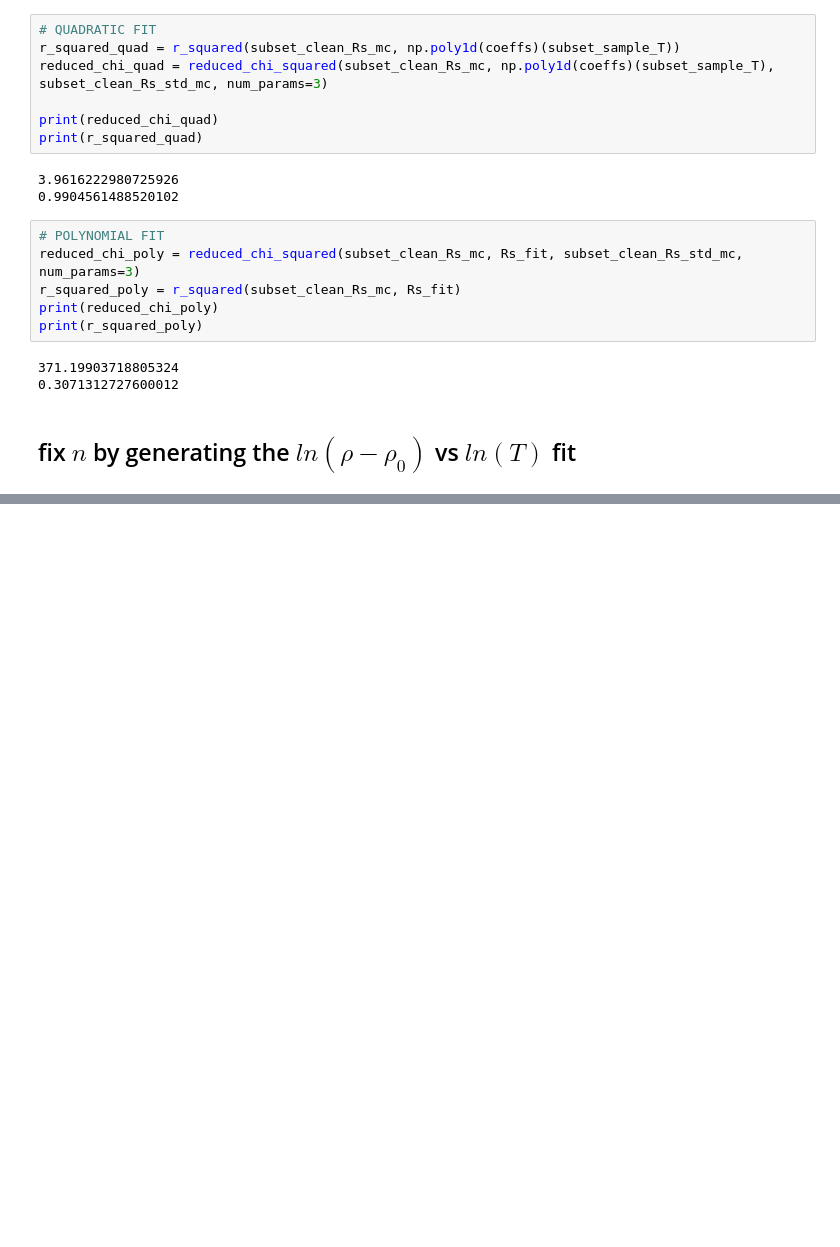
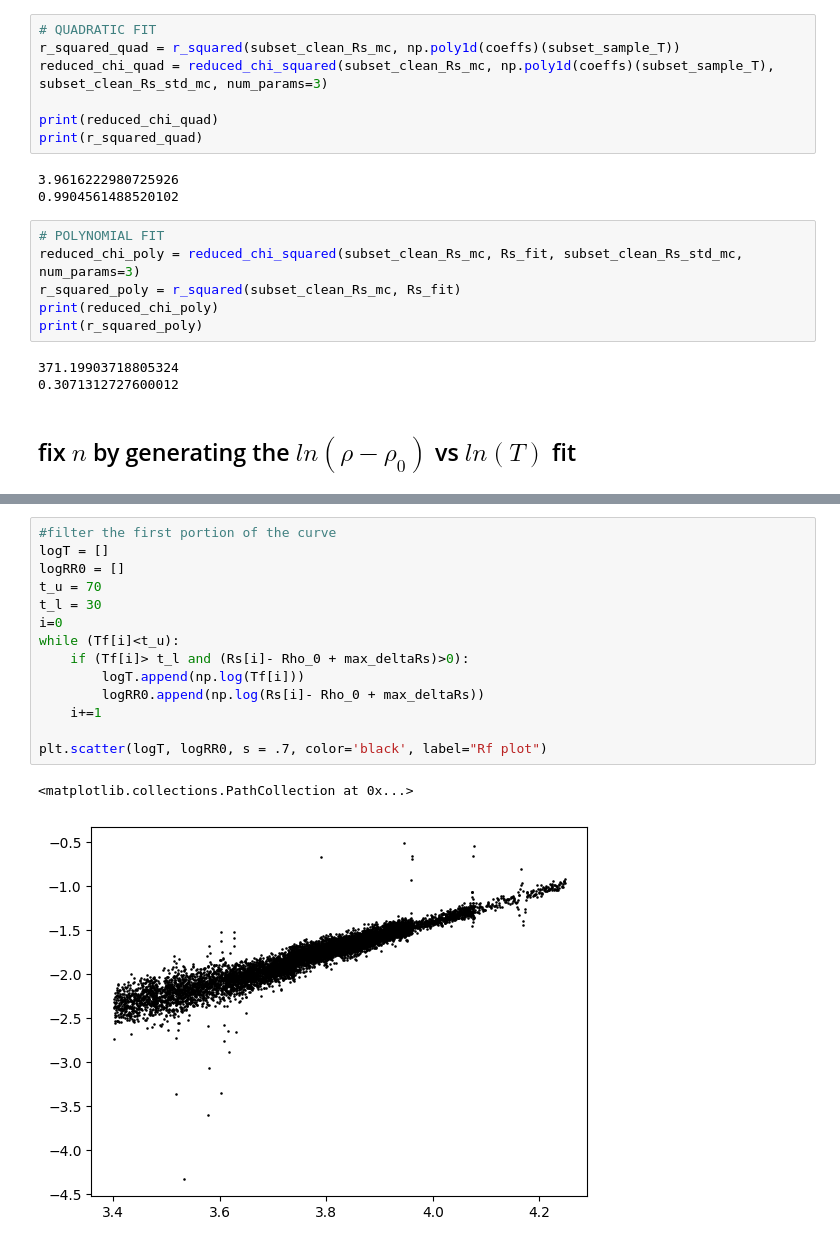
Before and after one commit to gamberoillecito/Nb-Characterization, a Jupyter notebook: R-vs-T/VdP.ipynb, the cells around one changed output, grey strips where cells are left out. Saved outputs shown, nothing was run; the diff lists cells and outputs as text; blank space fills up the shorter version.

```diff
--- a/R-vs-T/VdP.ipynb
+++ b/R-vs-T/VdP.ipynb
@@ -1047,0 +1079,17 @@ plt.plot(sample_T,rr0)
+# %%
+#filter the first portion of the curve
+logT = []
+logRR0 = []
+t_u = 70
+t_l = 30
+i=0
+while (Tf[i]<t_u):
+    if (Tf[i]> t_l and (Rs[i]- Rho_0 + max_deltaRs)>0):
+        logT.append(np.log(Tf[i]))
+        logRR0.append(np.log(Rs[i]- Rho_0 + max_deltaRs))
+    i+=1
+
+plt.scatter(logT, logRR0, s = .7, color='black', label="Rf plot")
+# %% [output]
+<matplotlib.collections.PathCollection at 0x...>
+[figure, added]
```
Also changed, not shown: parts of 13 cells of this notebook.
